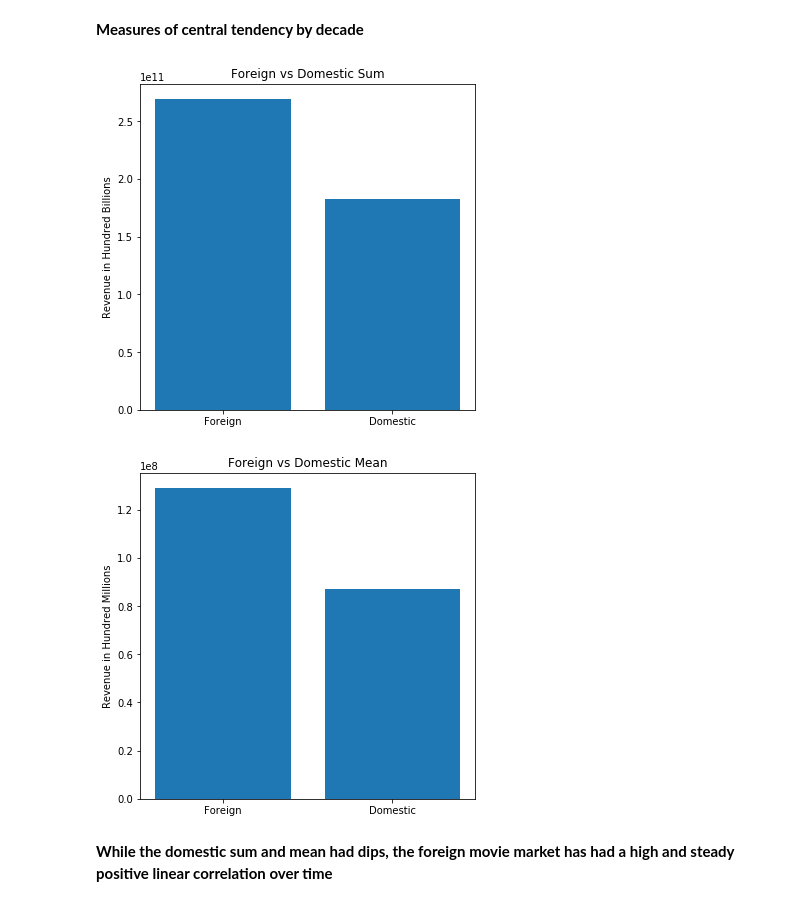
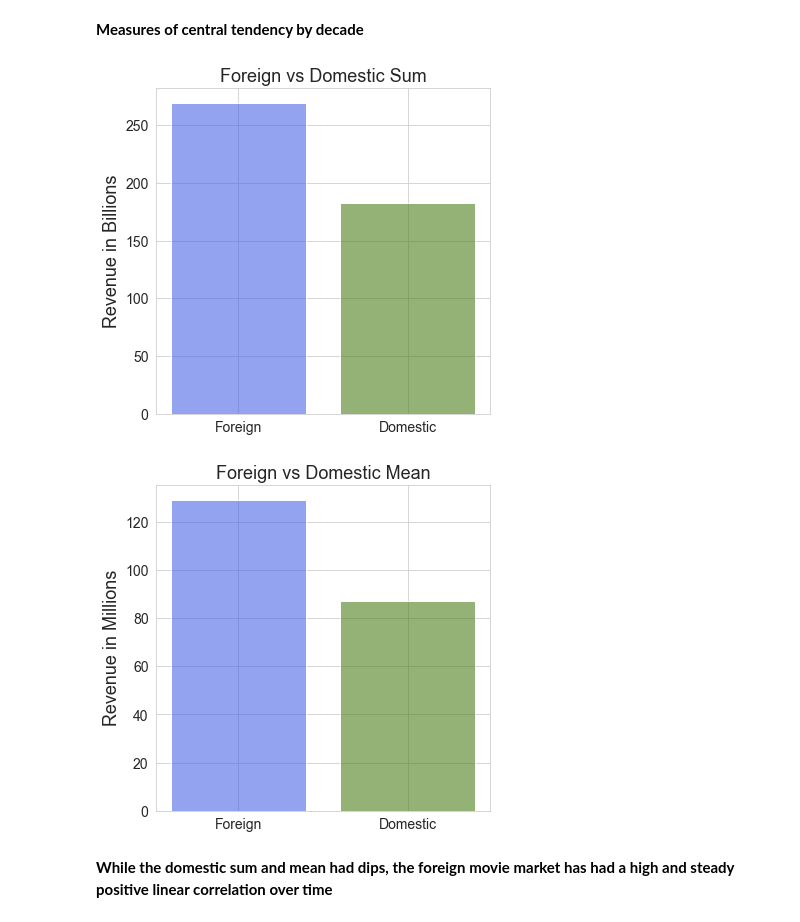
Before and after one commit to kevinmacmat/movie-mood, a Jupyter notebook: movie_project_1.ipynb, the cells around one changed output. Drawn from its saved outputs; the diff is of its cells as text; code cells hidden in the pictures.

```diff
--- a/movie_project_1.ipynb
+++ b/movie_project_1.ipynb
@@ -306,3 +17,7 @@ worldwide_domestic_df = df
+# %%
+#get the csv into right directory
+df = pd.read_csv('boxmojo_db.csv')
+worldwide_domestic_df = df
 # %%
 # Clean up columns
 worldwide_domestic_df['Worldwide'] = worldwide_domestic_df['Worldwide'].str.replace(',', '').str.replace('$', '').astype(int)
@@ -334,19 +49,26 @@ decades = [x for x in range(1999,2020)]
 # %%
 plt.figure(figsize=(6,6))
-plt.bar(['Foreign', 'Domestic'], [foreign_sum,domestic_sum])
-plt.ylabel('Revenue in Hundred Billions')
+plt.bar(['Foreign', 'Domestic'], [foreign_sum/1000000000,domestic_sum/1000000000],
+        color=([0.3, 0.4, 0.9, 0.6], [0.3, 0.5, 0.1, 0.6]))
+plt.ylabel('Revenue in Billions')
 plt.title('Foreign vs Domestic Sum')
 plt.show()
 # %% [output]
-[figure, old version]
+[figure, new version]
 # %%
 plt.figure(figsize=(6,6))
-plt.bar(['Foreign', 'Domestic'], [foreign_mean,domestic_mean])
-plt.ylabel('Revenue in Hundred Millions')
+plt.bar(['Foreign', 'Domestic'], [foreign_mean/1000000,domestic_mean/1000000],
+        color=([0.3, 0.4, 0.9, 0.6], [0.3, 0.5, 0.1, 0.6]))
+plt.ylabel('Revenue in Millions')
 plt.title('Foreign vs Domestic Mean')
+
+plt.rc('axes', titlesize=18)     # fontsize of the axes title
+plt.rc('axes', labelsize= 18)  # fontsize of the x and y labels
+plt.rc('xtick', labelsize = 14)    # fontsize of the tick labels
+plt.rc('ytick', labelsize = 14)
 plt.show()
 # %% [output]
-[figure, old version]
+[figure, new version]
 # %% [markdown]
 **While the domestic sum and mean had dips, the foreign movie market has had a high and steady positive linear correlation over time**
 # %%
```
Also changed, not shown: parts of 56 cells of this notebook, 13 other files.
